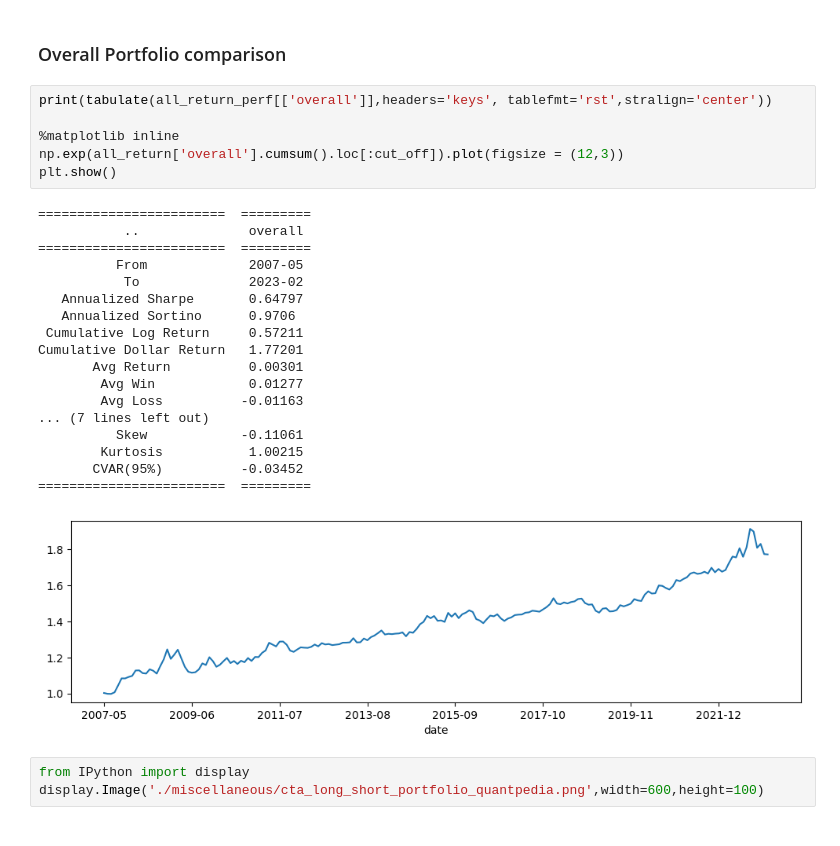
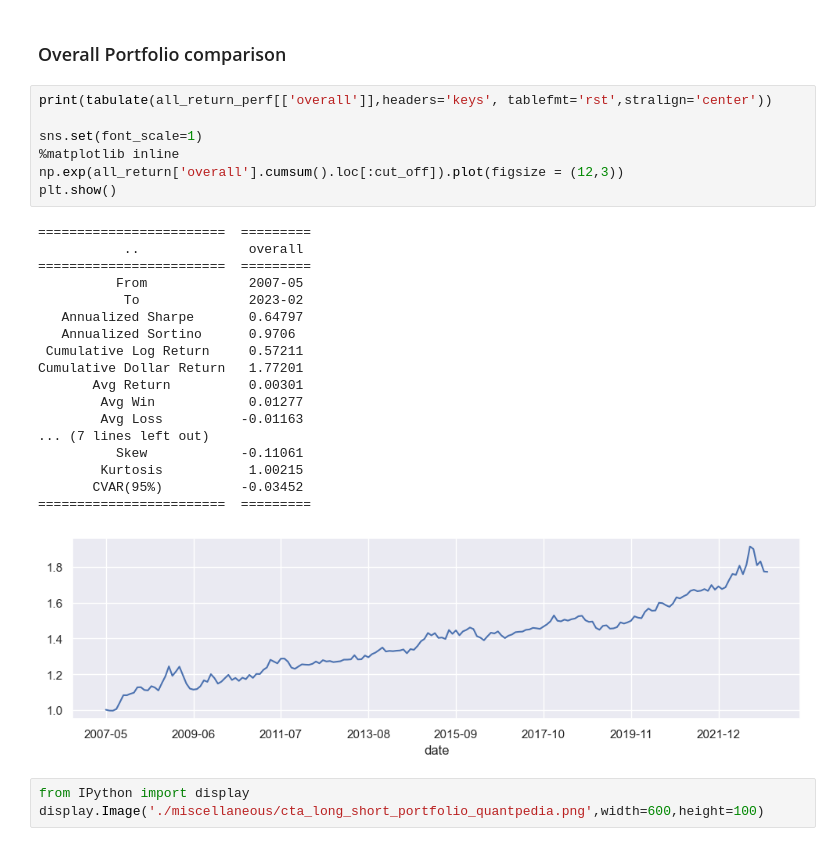
Before and after one commit to shaoyuliu98/Quantitative-Research, a Jupyter notebook: strategy_replication/CTA Momentum using ETF.ipynb, the cells around one changed output. Saved outputs shown, nothing was run; the diff lists cells and outputs as text.

```diff
--- a/strategy_replication/CTA Momentum using ETF.ipynb
+++ b/strategy_replication/CTA Momentum using ETF.ipynb
@@ -89,28 +89,29 @@ all_return_perf.columns = ['overall', 'stocks', 'bond_fx', 'commodity']
 # %%
 print(tabulate(all_return_perf[['overall']],headers='keys', tablefmt='rst',stralign='center'))
 
+sns.set(font_scale=1)
 %matplotlib inline
 np.exp(all_return['overall'].cumsum().loc[:cut_off]).plot(figsize = (12,3))
 plt.show()
 # %% [output]
 ========================  =========
            ..              overall
 ========================  =========
           From             2007-05
            To              2023-02
    Annualized Sharpe       0.64797
    Annualized Sortino      0.9706
  Cumulative Log Return     0.57211
 Cumulative Dollar Return   1.77201
        Avg Return          0.00301
         Avg Win            0.01277
         Avg Loss          -0.01163
 ... (7 lines left out)
           Skew            -0.11061
         Kurtosis           1.00215
        CVAR(95%)          -0.03452
 ========================  =========
-[figure, old version]
+[figure, new version]
 # %%
 from IPython import display
 display.Image('./miscellaneous/cta_long_short_portfolio_quantpedia.png',width=600,height=100)
```
Also changed, not shown: parts of 7 cells of this notebook.
